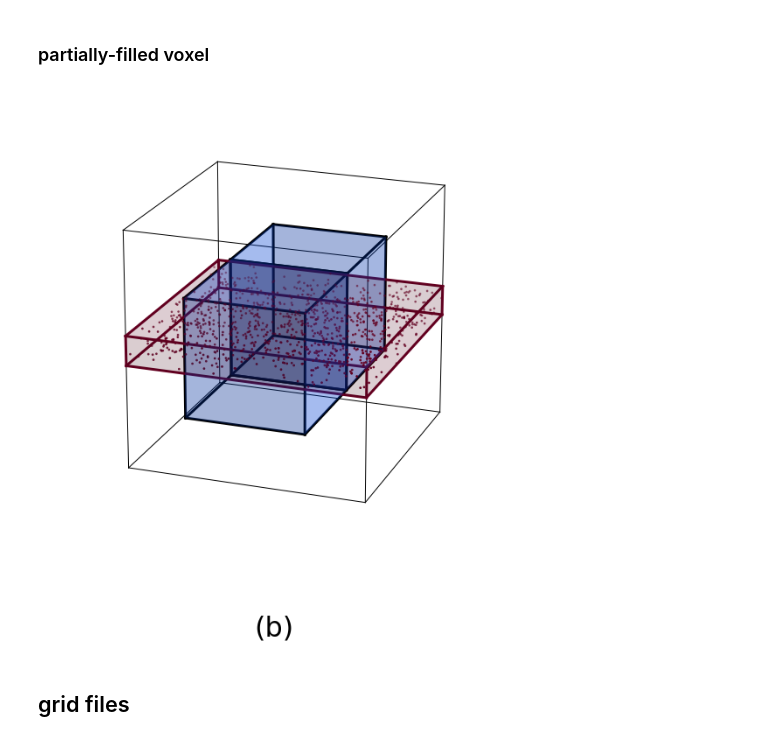
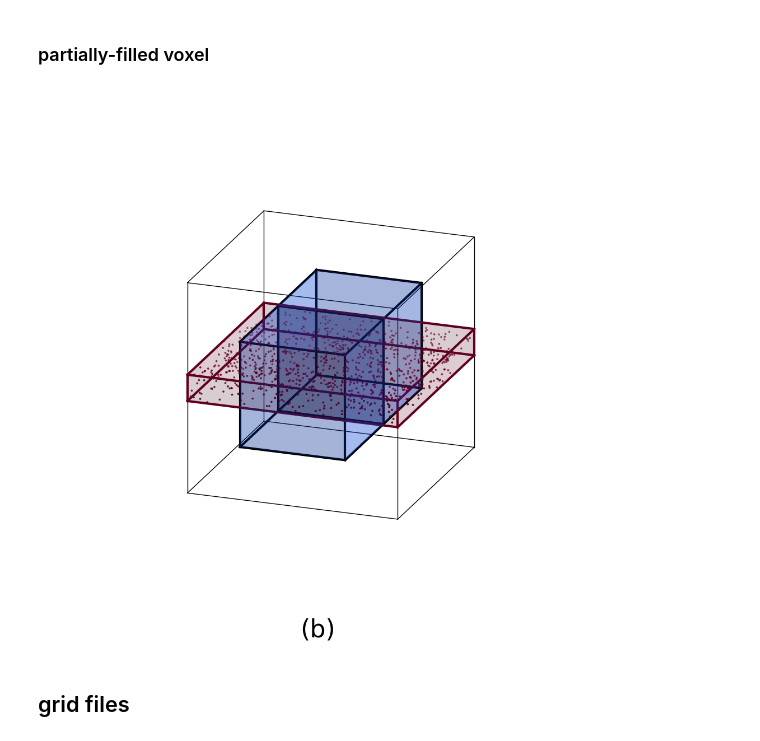
Before and after one commit to CraigYanitski/kosmatau3d, a Jupyter notebook: notebooks/full model/basic_model.ipynb, the cells around one changed output. Drawn from its saved outputs; the diff is of its cells as text; code cells hidden in the pictures.

```diff
--- a/notebooks/full model/basic_model.ipynb
+++ b/notebooks/full model/basic_model.ipynb
@@ -653,28 +653,31 @@ else:
 # %% [markdown]
 ### partially-filled voxel
 # %%
+%matplotlib widget
+
 large_voxel = False
 alpha = 0.2
 d = 0.25
 
 fig = plt.figure(figsize=(10, 10))
 ax = fig.add_subplot(1, 1, 1, projection='3d', elev=20, azim=-160, box_aspect=(1, 1, 1))
 
 models.plotting.plot_box(x=0, y=0, z=0, ds=1, ax=ax, alpha=0, lw=1)
 if large_voxel:
     models.plotting.plot_box(x=0, y=0, z=0, ds=1, ax=ax, alpha=alpha)
 else:
     models.plotting.plot_box(x=0, y=0.25, z=0.25, ds=0.5, ax=ax, alpha=alpha)
     models.plotting.plot_box(x=0.5, y=0.25, z=0.25, ds=0.5, ax=ax, alpha=alpha)
 models.plotting.plot_clumpy_ism_box(x=0, y=0, z=0.5-d/4, ds=(1, 1, d/2), ax=ax, N=1000, sa=0.1)
+ax.set_proj_type('ortho')
 if large_voxel:
     fig.supxlabel('(a)', fontsize=32)
     fig.savefig('plots/partially-filled_RT-large.png')
 else:
     fig.supxlabel('(b)', fontsize=32)
     fig.savefig('plots/partially-filled_RT-small.png')
 # %% [output]
-[figure, old version]
+[figure, new version]
 # %% [markdown]
 ## grid files
 # %% [markdown]
```
